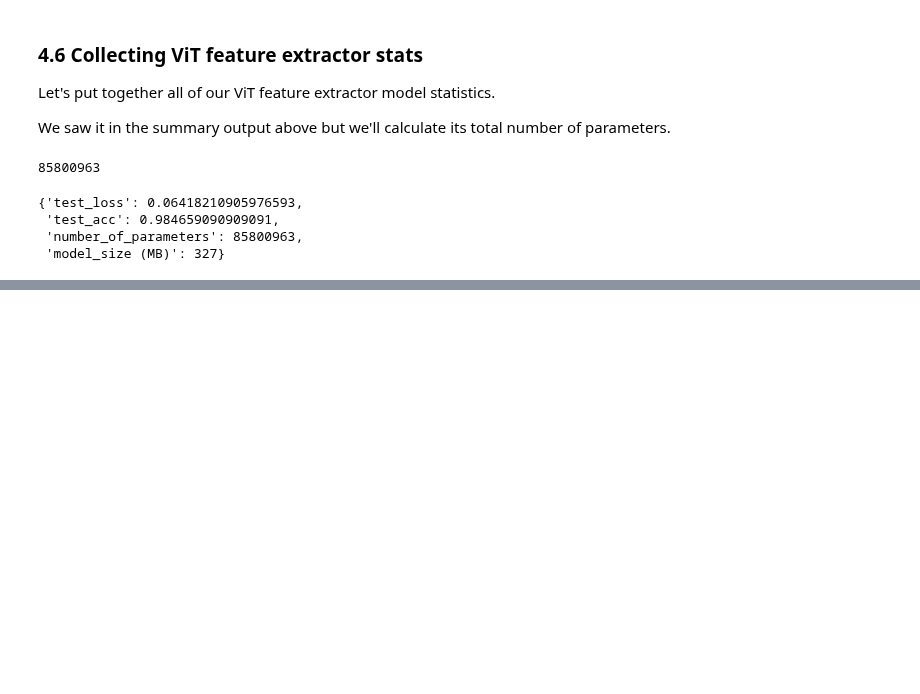
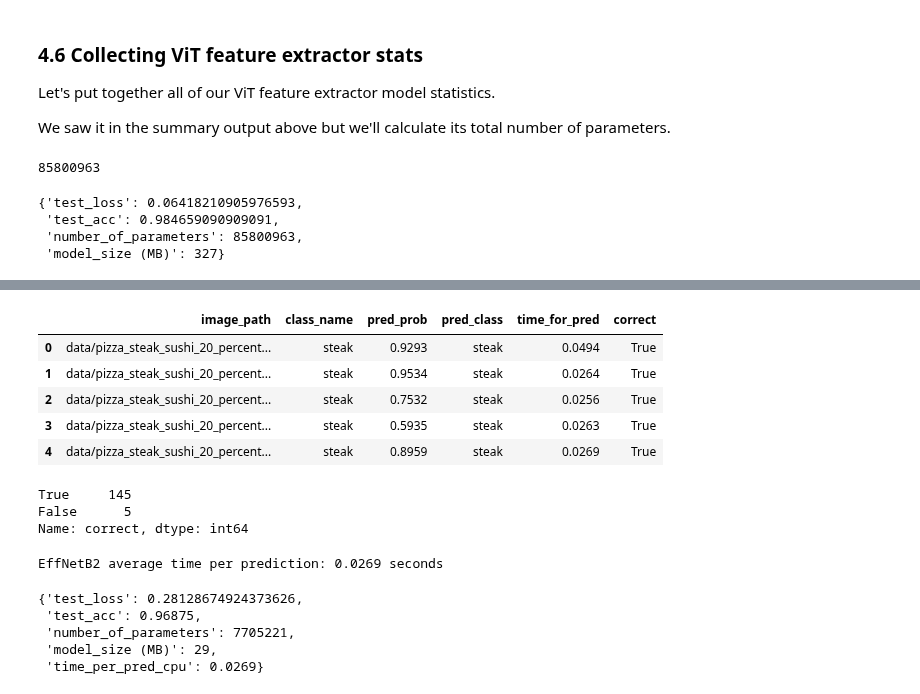
Before and after one commit to banno-0720/learning_PyTorch, a Jupyter notebook: 10_pytorch_model_deployment.ipynb, the cells around one changed output, grey strips where cells are left out. Cells and saved outputs as stored; diff of their text form; code cells hidden in the pictures; blank space fills up the shorter version.

Commit message:
made predictions

```diff
--- a/10_pytorch_model_deployment.ipynb
+++ b/10_pytorch_model_deployment.ipynb
@@ -477,0 +502,7 @@ vit_stats
+# %%
+from pathlib import Path
+
+# Get all test data paths
+print(f"[INFO] Finding all filepaths ending with '.jpg' in directory: {test_dir}")
+test_data_paths = list(Path(test_dir).glob("*/*.jpg"))
+test_data_paths[:5]
@@ -477,0 +612,7 @@ vit_stats
+# %%
+# Make predictions across test dataset with EffNetB2
+effnetb2_test_pred_dicts = pred_and_store(paths=test_data_paths,
+                                          model=effnetb2,
+                                          transform=effnetb2_transforms,
+                                          class_names=class_names,
+                                          device="cpu") # make predictions on CPU
@@ -477,0 +635,35 @@ vit_stats
+# %%
+# Turn the test_pred_dicts into a DataFrame
+import pandas as pd
+effnetb2_test_pred_df = pd.DataFrame(effnetb2_test_pred_dicts)
+effnetb2_test_pred_df.head()
+# %% [output]
+|  | image_path | class_name | pred_prob | pred_class | time_for_pred | correct |
+| 0 | data/pizza_steak_sushi_20_percent... | steak | 0.9293 | steak | 0.0494 | True |
+| 1 | data/pizza_steak_sushi_20_percent... | steak | 0.9534 | steak | 0.0264 | True |
+| 2 | data/pizza_steak_sushi_20_percent... | steak | 0.7532 | steak | 0.0256 | True |
+| 3 | data/pizza_steak_sushi_20_percent... | steak | 0.5935 | steak | 0.0263 | True |
+| 4 | data/pizza_steak_sushi_20_percent... | steak | 0.8959 | steak | 0.0269 | True |
+# %%
+# Check number of correct predictions
+effnetb2_test_pred_df.correct.value_counts()
+# %% [output]
+True     145
+False      5
+Name: correct, dtype: int64
+# %%
+# Find the average time per prediction
+effnetb2_average_time_per_pred = round(effnetb2_test_pred_df.time_for_pred.mean(), 4)
+print(f"EffNetB2 average time per prediction: {effnetb2_average_time_per_pred} seconds")
+# %% [output]
+EffNetB2 average time per prediction: 0.0269 seconds
+# %%
+# Add EffNetB2 average prediction time to stats dictionary
+effnetb2_stats["time_per_pred_cpu"] = effnetb2_average_time_per_pred
+effnetb2_stats
+# %% [output]
+{'test_loss': 0.28128674924373626,
+ 'test_acc': 0.96875,
+ 'number_of_parameters': 7705221,
+ 'model_size (MB)': 29,
+ 'time_per_pred_cpu': 0.0269}
```
Also changed, not shown: parts of 13 cells of this notebook.
